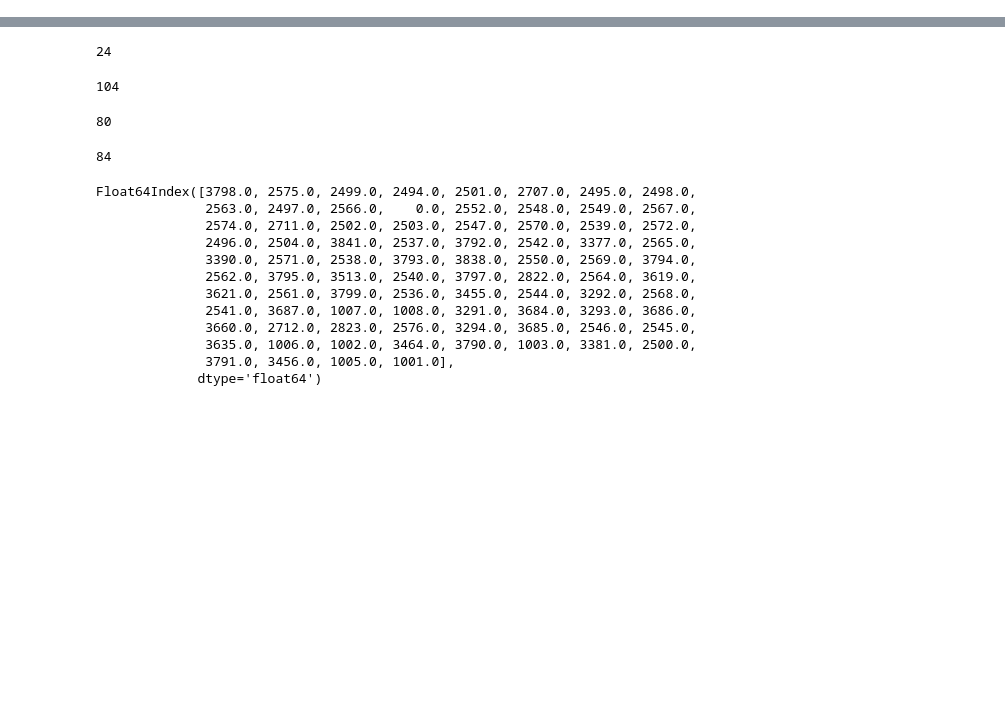
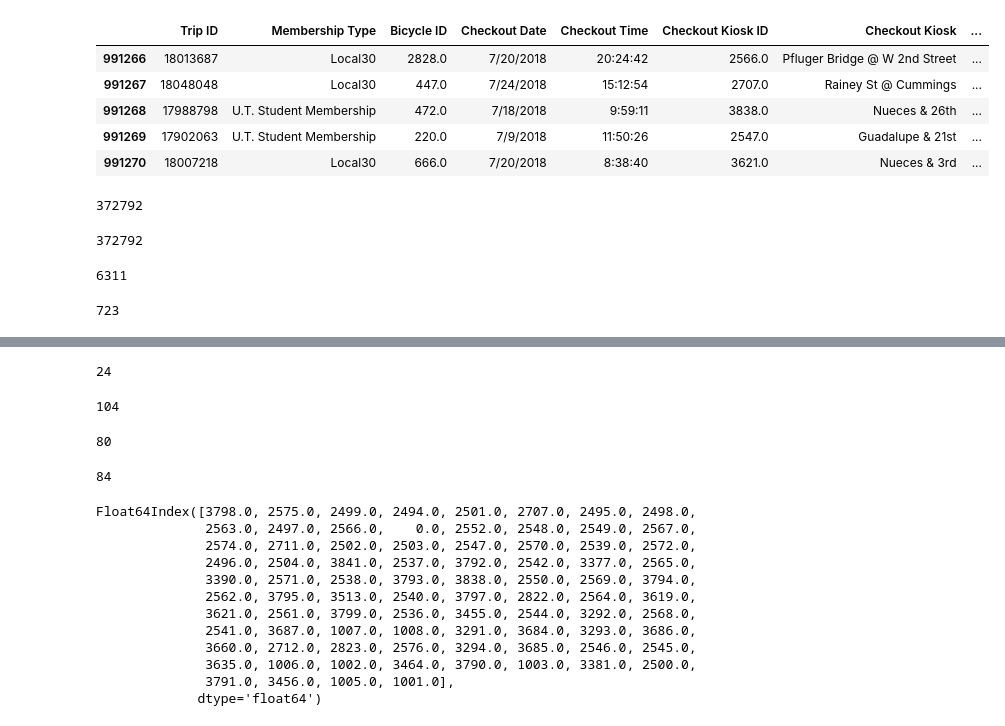
Before and after one commit to ananyay/Pedal_through_Austin, a Jupyter notebook: Data_Cleaning_Exploration_tinku.ipynb, the cells around one changed output, grey strips where cells are left out. Drawn from its saved outputs; the diff is of its cells as text; code cells hidden in the pictures; blank space fills up the shorter version.

```diff
--- a/Data_Cleaning_Exploration_tinku.ipynb
+++ b/Data_Cleaning_Exploration_tinku.ipynb
@@ -126,0 +65,29 @@ number_df_bike_checkout_id_blank
+# %%
+# We see that the last values of our dataframe are missing the month and year
+df_bike.tail()
+# %% [output]
+|  | Trip ID | Membership Type | Bicycle ID | Checkout Date | Checkout Time | Checkout Kiosk ID | Checkout Kiosk | ... |
+| 991266 | 18013687 | Local30 | 2828.0 | 7/20/2018 | 20:24:42 | 2566.0 | Pfluger Bridge @ W 2nd Street | ... |
+| 991267 | 18048048 | Local30 | 447.0 | 7/24/2018 | 15:12:54 | 2707.0 | Rainey St @ Cummings | ... |
+| 991268 | 17988798 | U.T. Student Membership | 472.0 | 7/18/2018 | 9:59:11 | 3838.0 | Nueces & 26th | ... |
+| 991269 | 17902063 | U.T. Student Membership | 220.0 | 7/9/2018 | 11:50:26 | 2547.0 | Guadalupe & 21st | ... |
+| 991270 | 18007218 | Local30 | 666.0 | 7/20/2018 | 8:38:40 | 3621.0 | Nueces & 3rd | ... |
+# %%
+## checking how many rows for months and year are missing
+df_bike["Year"].isnull().sum()
+# %% [output]
+372792
+# %%
+df_bike["Month"].isnull().sum()
+# %% [output]
+372792
+# %%
+# Check misisng membership type count
+df_bike["Membership Type"].isnull().sum()
+# %% [output]
+6311
+# %%
+# Check missing bicycle id count
+df_bike["Bicycle ID"].isnull().sum()
+# %% [output]
+723
```
Also changed, not shown: parts of 55 cells of this notebook.
